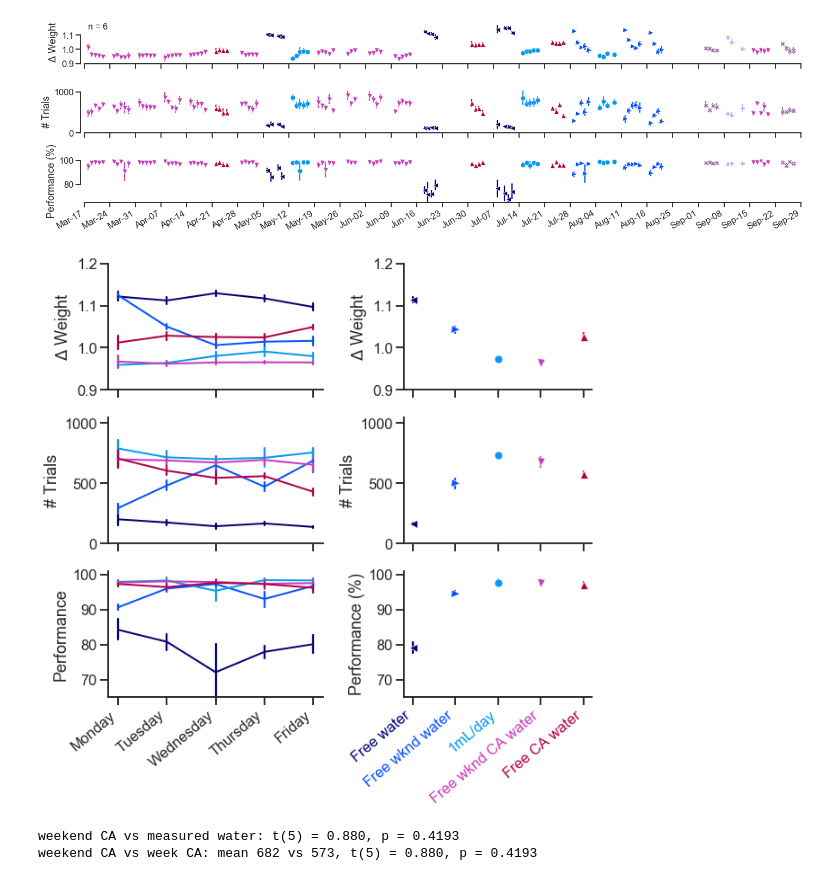
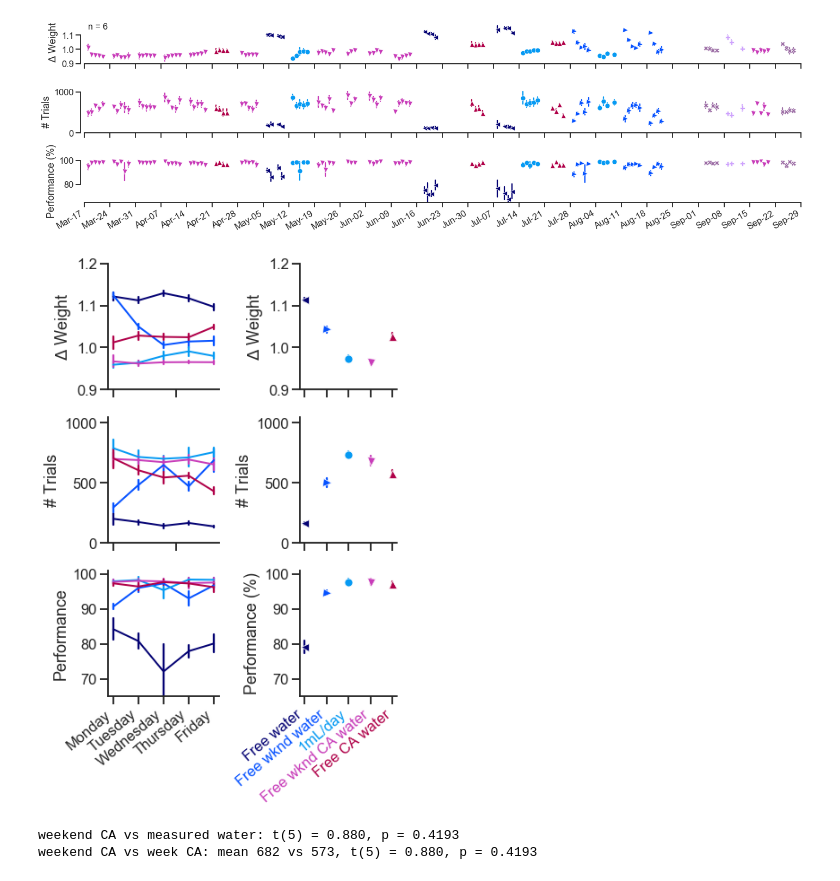
Before and after one commit to int-brain-lab/analysis, a Jupyter notebook: citricacid/citricacid_analyses.ipynb, the cells around one changed output. Drawn from its saved outputs; the diff is of its cells as text; code cells hidden in the pictures.

```diff
--- a/citricacid/citricacid_analyses.ipynb
+++ b/citricacid/citricacid_analyses.ipynb
@@ -373,7 +376,7 @@ f.savefig(os.path.join(figpath, "citricacid_study2a.png"), dpi=400)
 # %%
 # remove hydrogel from this plot
 f, ax = plt.subplots(ncols=2, nrows=3,
-                     gridspec_kw=dict(width_ratios=[0.8, 0.7], height_ratios=[1,1,1]), figsize=(9, 9))
+                     gridspec_kw=dict(width_ratios=[0.8, 0.7], height_ratios=[1,1,1]), figsize=(6, 9))
 
 ## SECOND COLUMN
 sns.lineplot(x="weekday", y="avg_weight", err_style='bars', ci=68, hue="condition",
@@ -409,34 +412,34 @@ ax[0,1].tick_params(labelbottom=False)
 
 sns.lineplot(x="condition", y="n_trials", err_style='bars', style='condition', markers=marker_mapping,
              ci=68, linewidth=2, hue_order=condition_order, palette=palette, hue="condition",
              data=df2.groupby(['subject_nickname', 'condition'])['n_trials'].mean().reset_index(),
              ax=ax[1,1])
 #sns.boxplot(x="condition", y="n_trials", order=condition_order, data=df, fliersize=0, ax=ax[1,2], boxprops={'facecolor':'None'}, width=.3)
 ax[1,1].set(ylabel="# Trials", xlabel="", ylim=ylims_ntrials)
 ax[1,1].get_legend().remove()
 ax[1,1].tick_params(labelbottom=False)
 sns.lineplot(x="condition", y="performance_easy", err_style='bars', style='condition', markers=marker_mapping,
              ci=68, linewidth=2, hue_order=condition_order, palette=palette, hue="condition",
              data=df2.groupby(['subject_nickname', 'condition'])['performance_easy'].mean().reset_index(),
              ax=ax[2,1])
 #sns.lineplot(x="condition", y="performance_easy", order=condition_order, data=df, fliersize=0, ax=ax[2,2], boxprops={'facecolor':'None'}, width=.3)
 ax[2,1].set(ylabel="Performance (%)", xlabel="", ylim=ylims_performance)
 ax[2,1].get_legend().remove()
 ax[2,1].set_xticklabels(condition_names)
 
 for ticklabel, tickcolor in zip(ax[2,1].get_xticklabels(), palette):
     ticklabel.set_color(tickcolor)
     ticklabel.set_rotation(40)
     ticklabel.set(ha='right')
 
 # SAVE
 f.tight_layout()
 sns.despine()
 f.savefig(os.path.join(figpath, "citricacid_study2b.pdf"))
 f.savefig(os.path.join(figpath, "citricacid_study2b.eps"))
 f.savefig(os.path.join(figpath, "citricacid_study2b.png"), dpi=400)
 # %% [output]
-[figure, old version]
+[figure, new version]
 # %%
 #### simple t-test for trial counts
 statdat = df2.groupby(['subject_nickname', 'condition'])['n_trials'].mean().reset_index()
```
Also changed, not shown: parts of 5 cells of this notebook.
